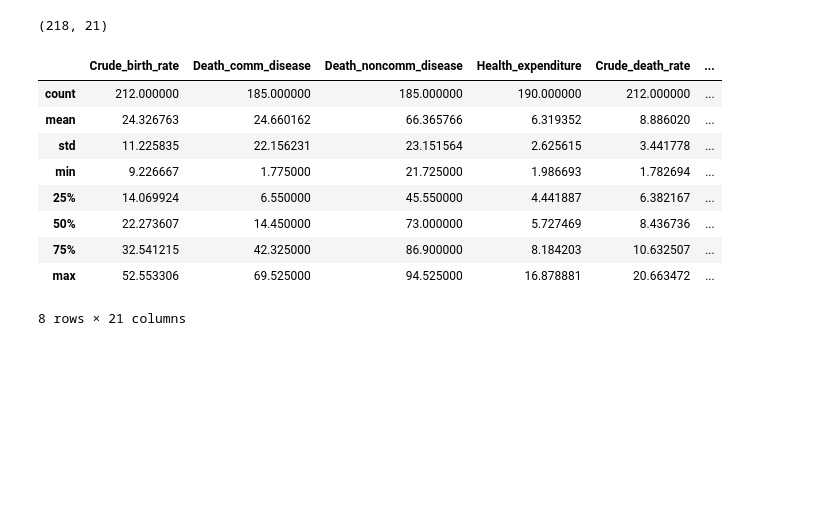
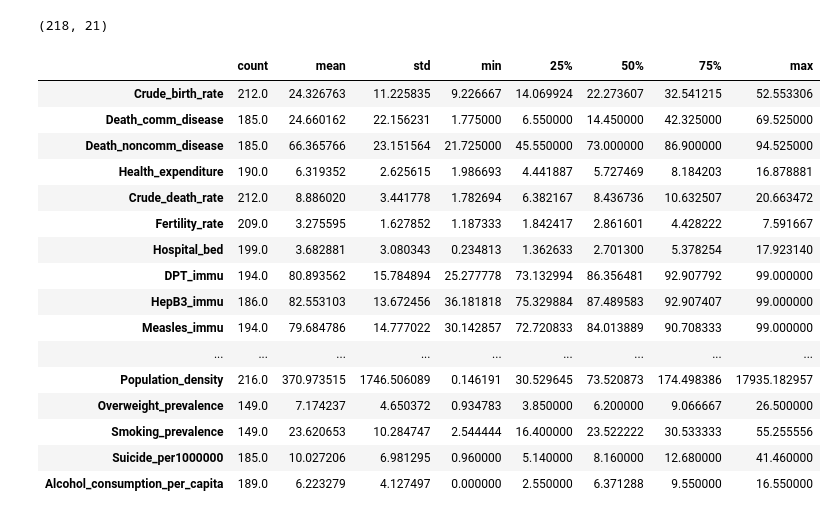
Before and after one commit to susovd/ML-lifeexpectancy-prediction, a Jupyter notebook: 00ETL.ipynb, the cells around one changed output. Saved outputs shown, nothing was run; the diff lists cells and outputs as text; code cells hidden in the pictures; blank space fills up the shorter version.

```diff
--- a/00ETL.ipynb
+++ b/00ETL.ipynb
@@ -381,18 +360,25 @@ df.shape
 (218, 21)
 # %%
 #check quick summary of dataframe
-df.describe()
+df.describe().transpose()
 # %% [output]
-|  | Crude_birth_rate | Death_comm_disease | Death_noncomm_disease | Health_expenditure | Crude_death_rate | ... |
-| count | 212.000000 | 185.000000 | 185.000000 | 190.000000 | 212.000000 | ... |
-| mean | 24.326763 | 24.660162 | 66.365766 | 6.319352 | 8.886020 | ... |
-| std | 11.225835 | 22.156231 | 23.151564 | 2.625615 | 3.441778 | ... |
-| min | 9.226667 | 1.775000 | 21.725000 | 1.986693 | 1.782694 | ... |
-| 25% | 14.069924 | 6.550000 | 45.550000 | 4.441887 | 6.382167 | ... |
-| 50% | 22.273607 | 14.450000 | 73.000000 | 5.727469 | 8.436736 | ... |
-| 75% | 32.541215 | 42.325000 | 86.900000 | 8.184203 | 10.632507 | ... |
-| max | 52.553306 | 69.525000 | 94.525000 | 16.878881 | 20.663472 | ... |
+|  | count | mean | std | min | 25% | 50% | 75% | max |
+| Crude_birth_rate | 212.0 | 24.326763 | 11.225835 | 9.226667 | 14.069924 | 22.273607 | 32.541215 | 52.553306 |
+| Death_comm_disease | 185.0 | 24.660162 | 22.156231 | 1.775000 | 6.550000 | 14.450000 | 42.325000 | 69.525000 |
+| Death_noncomm_disease | 185.0 | 66.365766 | 23.151564 | 21.725000 | 45.550000 | 73.000000 | 86.900000 | 94.525000 |
+| Health_expenditure | 190.0 | 6.319352 | 2.625615 | 1.986693 | 4.441887 | 5.727469 | 8.184203 | 16.878881 |
+| Crude_death_rate | 212.0 | 8.886020 | 3.441778 | 1.782694 | 6.382167 | 8.436736 | 10.632507 | 20.663472 |
+| Fertility_rate | 209.0 | 3.275595 | 1.627852 | 1.187333 | 1.842417 | 2.861601 | 4.428222 | 7.591667 |
+| Hospital_bed | 199.0 | 3.682881 | 3.080343 | 0.234813 | 1.362633 | 2.701300 | 5.378254 | 17.923140 |
+| DPT_immu | 194.0 | 80.893562 | 15.784894 | 25.277778 | 73.132994 | 86.356481 | 92.907792 | 99.000000 |
+| HepB3_immu | 186.0 | 82.553103 | 13.672456 | 36.181818 | 75.329884 | 87.489583 | 92.907407 | 99.000000 |
+| Measles_immu | 194.0 | 79.684786 | 14.777022 | 30.142857 | 72.720833 | 84.013889 | 90.708333 | 99.000000 |
+| ... | ... | ... | ... | ... | ... | ... | ... | ... |
+| Population_density | 216.0 | 370.973515 | 1746.506089 | 0.146191 | 30.529645 | 73.520873 | 174.498386 | 17935.182957 |
+| Overweight_prevalence | 149.0 | 7.174237 | 4.650372 | 0.934783 | 3.850000 | 6.200000 | 9.066667 | 26.500000 |
+| Smoking_prevalence | 149.0 | 23.620653 | 10.284747 | 2.544444 | 16.400000 | 23.522222 | 30.533333 | 55.255556 |
+| Suicide_per1000000 | 185.0 | 10.027206 | 6.981295 | 0.960000 | 5.140000 | 8.160000 | 12.680000 | 41.460000 |
+| Alcohol_consumption_per_capita | 189.0 | 6.223279 | 4.127497 | 0.000000 | 2.550000 | 6.371288 | 9.550000 | 16.550000 |
-8 rows × 21 columns
 # %%
 #lets replace NaN values with mean of respective columns
 column_means = df.mean()
```
Also changed, not shown: parts of 24 cells of this notebook, 2 other files.
